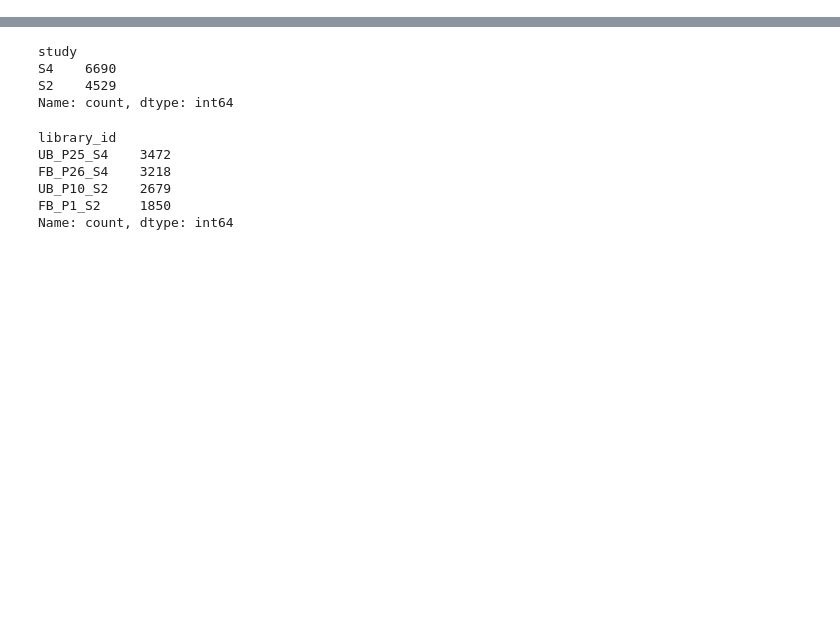
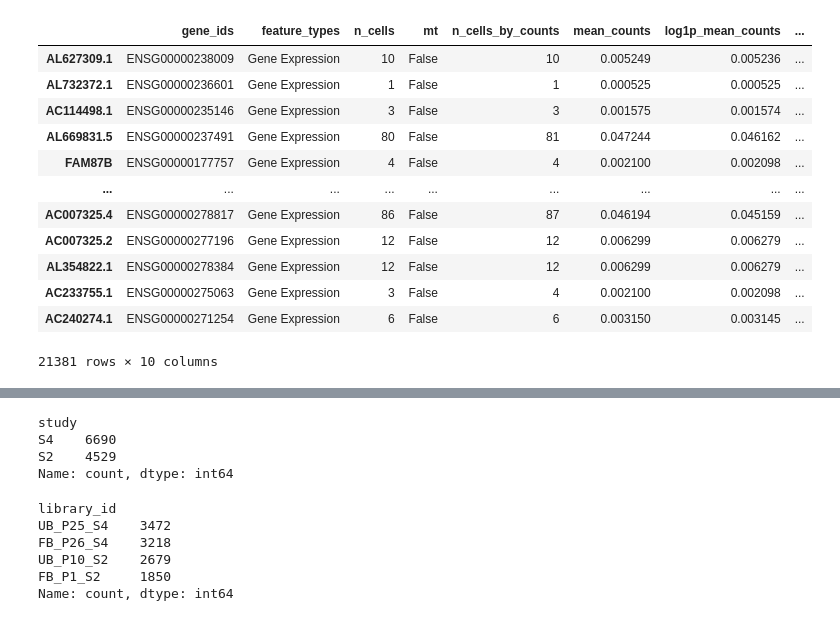
Before and after one commit to pedrovp161/spatialCourse, a Jupyter notebook: src/4 - processing_integration.ipynb, the cells around one changed output, grey strips where cells are left out. Cells and saved outputs as stored; diff of their text form; code cells hidden in the pictures; blank space fills up the shorter version.

```diff
--- a/src/4 - processing_integration.ipynb
+++ b/src/4 - processing_integration.ipynb
@@ -17,6 +16,22 @@ adatas = [sc.read_h5ad(os.path.join(output_dir, pastas[i])) for i in range(len(p
 for adata in adatas:
     adata.var_names_make_unique()
     adata.obs_names_make_unique()
+# %%
+adatas[0].var
+# %% [output]
+|  | gene_ids | feature_types | n_cells | mt | n_cells_by_counts | mean_counts | log1p_mean_counts | ... |
+| AL627309.1 | ENSG00000238009 | Gene Expression | 10 | False | 10 | 0.005249 | 0.005236 | ... |
+| AL732372.1 | ENSG00000236601 | Gene Expression | 1 | False | 1 | 0.000525 | 0.000525 | ... |
+| AC114498.1 | ENSG00000235146 | Gene Expression | 3 | False | 3 | 0.001575 | 0.001574 | ... |
+| AL669831.5 | ENSG00000237491 | Gene Expression | 80 | False | 81 | 0.047244 | 0.046162 | ... |
+| FAM87B | ENSG00000177757 | Gene Expression | 4 | False | 4 | 0.002100 | 0.002098 | ... |
+| ... | ... | ... | ... | ... | ... | ... | ... | ... |
+| AC007325.4 | ENSG00000278817 | Gene Expression | 86 | False | 87 | 0.046194 | 0.045159 | ... |
+| AC007325.2 | ENSG00000277196 | Gene Expression | 12 | False | 12 | 0.006299 | 0.006279 | ... |
+| AL354822.1 | ENSG00000278384 | Gene Expression | 12 | False | 12 | 0.006299 | 0.006279 | ... |
+| AC233755.1 | ENSG00000275063 | Gene Expression | 3 | False | 4 | 0.002100 | 0.002098 | ... |
+| AC240274.1 | ENSG00000271254 | Gene Expression | 6 | False | 6 | 0.003150 | 0.003145 | ... |
+21381 rows × 10 columns
 # %%
 for adata in adatas:
     adata.var["gene_symbol"] = adata.var.index
```
Also changed, not shown: parts of 21 cells of this notebook, 6 other files.
